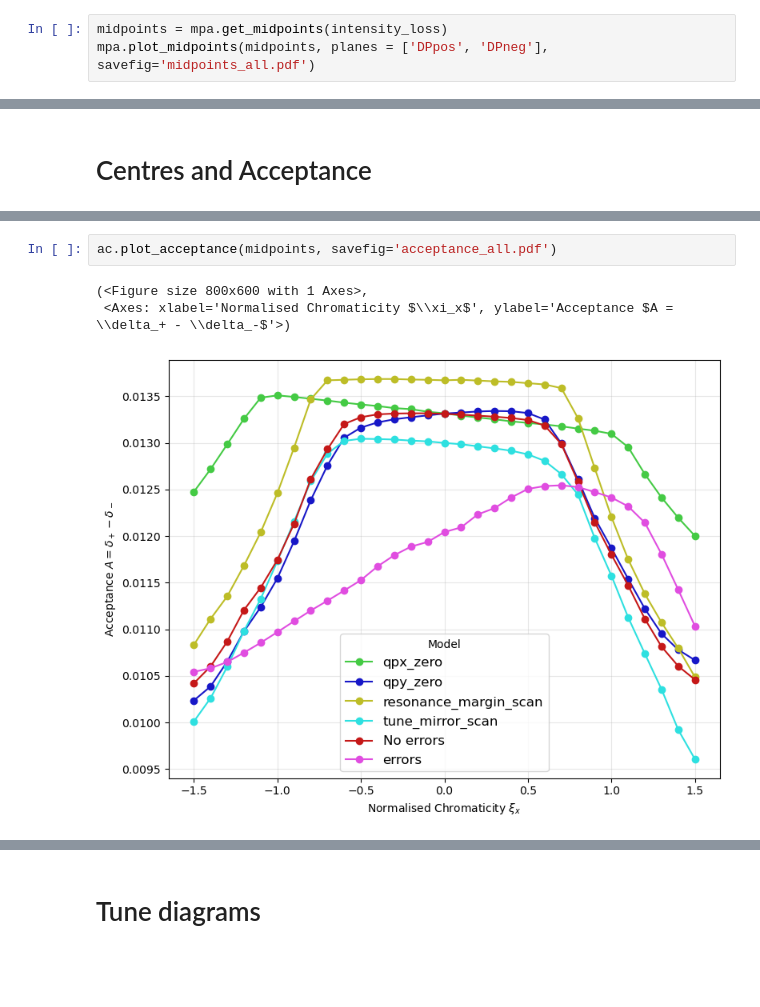
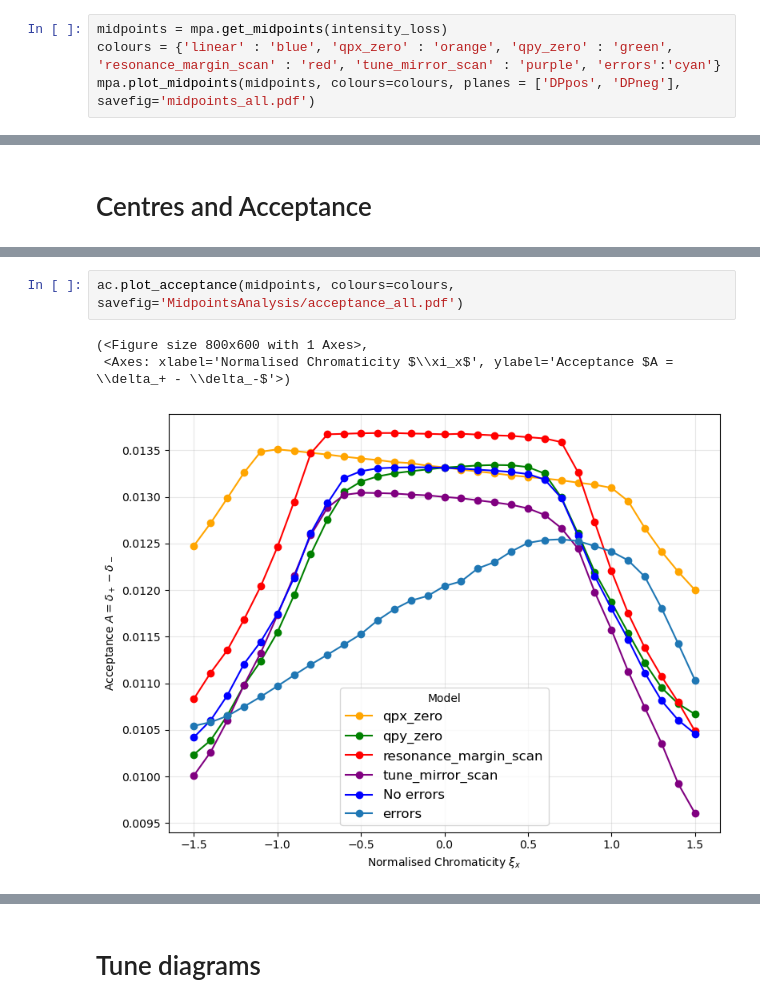
Before and after one commit to lisepauwels/sps_simulations, a Jupyter notebook: Studies/MomentumAcceptance/TuneDiagramVariations/results/plot.ipynb, the cells around one changed output, grey strips where cells are left out. Drawn from its saved outputs; the diff is of its cells as text; blank space fills up the shorter version.

Commit message:
Results tune diagram variations

```diff
--- a/Studies/MomentumAcceptance/TuneDiagramVariations/results/plot.ipynb
+++ b/Studies/MomentumAcceptance/TuneDiagramVariations/results/plot.ipynb
@@ -190,5 +190,6 @@ Need to update plotting function because now it is not just xi_x all the time...
 Will probably need a better way of representing chroma evolution, again we are not always changing the same chroma anymore...
 # %%
 midpoints = mpa.get_midpoints(intensity_loss)
-mpa.plot_midpoints(midpoints, planes = ['DPpos', 'DPneg'], savefig='midpoints_all.pdf')
+colours = {'linear' : 'blue', 'qpx_zero' : 'orange', 'qpy_zero' : 'green', 'resonance_margin_scan' : 'red', 'tune_mirror_scan' : 'purple', 'errors':'cyan'}
+mpa.plot_midpoints(midpoints, colours=colours, planes = ['DPpos', 'DPneg'], savefig='midpoints_all.pdf')
 # %% [output]
@@ -206,7 +217,7 @@ ac.plot_centers(midpoints, savefig='centres_all.pdf')
 # %%
-ac.plot_acceptance(midpoints, savefig='acceptance_all.pdf')
+ac.plot_acceptance(midpoints, colours=colours, savefig='MidpointsAnalysis/acceptance_all.pdf')
 # %% [output]
 (<Figure size 800x600 with 1 Axes>,
  <Axes: xlabel='Normalised Chromaticity $\\xi_x$', ylabel='Acceptance $A = \\delta_+ - \\delta_-$'>)
-[figure, old version]
+[figure, new version]
 # %%
```
Also changed, not shown: parts of 14 cells of this notebook, 16 other files.
